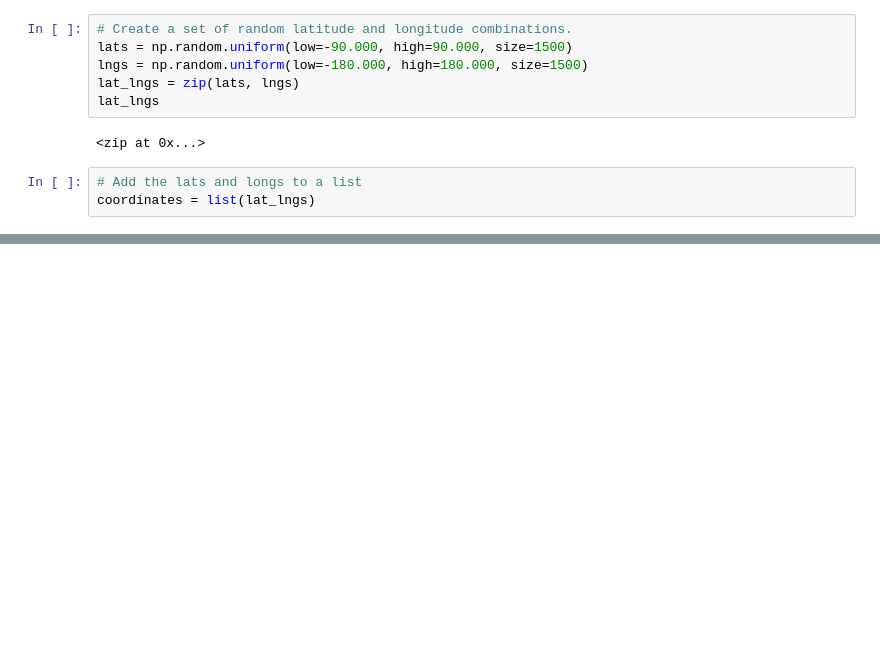
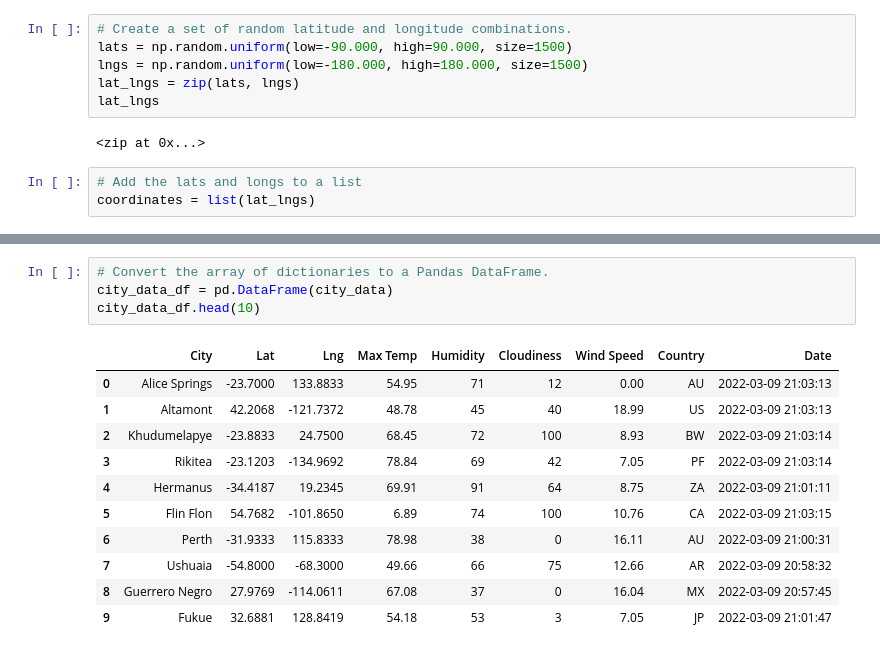
Before and after one commit to khenson1/World_Weather_Analysis, a Jupyter notebook: WeatherPy.ipynb, the cells around one changed output, grey strips where cells are left out. Drawn from its saved outputs; the diff is of its cells as text; blank space fills up the shorter version.

```diff
--- a/WeatherPy.ipynb
+++ b/WeatherPy.ipynb
@@ -31,0 +121,16 @@ len(cities)
+# %%
+# Convert the array of dictionaries to a Pandas DataFrame.
+city_data_df = pd.DataFrame(city_data)
+city_data_df.head(10)
+# %% [output]
+|  | City | Lat | Lng | Max Temp | Humidity | Cloudiness | Wind Speed | Country | Date |
+| 0 | Alice Springs | -23.7000 | 133.8833 | 54.95 | 71 | 12 | 0.00 | AU | 2022-03-09 21:03:13 |
+| 1 | Altamont | 42.2068 | -121.7372 | 48.78 | 45 | 40 | 18.99 | US | 2022-03-09 21:03:13 |
+| 2 | Khudumelapye | -23.8833 | 24.7500 | 68.45 | 72 | 100 | 8.93 | BW | 2022-03-09 21:03:14 |
+| 3 | Rikitea | -23.1203 | -134.9692 | 78.84 | 69 | 42 | 7.05 | PF | 2022-03-09 21:03:14 |
+| 4 | Hermanus | -34.4187 | 19.2345 | 69.91 | 91 | 64 | 8.75 | ZA | 2022-03-09 21:01:11 |
+| 5 | Flin Flon | 54.7682 | -101.8650 | 6.89 | 74 | 100 | 10.76 | CA | 2022-03-09 21:03:15 |
+| 6 | Perth | -31.9333 | 115.8333 | 78.98 | 38 | 0 | 16.11 | AU | 2022-03-09 21:00:31 |
+| 7 | Ushuaia | -54.8000 | -68.3000 | 49.66 | 66 | 75 | 12.66 | AR | 2022-03-09 20:58:32 |
+| 8 | Guerrero Negro | 27.9769 | -114.0611 | 67.08 | 37 | 0 | 16.04 | MX | 2022-03-09 20:57:45 |
+| 9 | Fukue | 32.6881 | 128.8419 | 54.18 | 53 | 3 | 7.05 | JP | 2022-03-09 21:01:47 |
```
Also changed, not shown: parts of 6 cells of this notebook, 2 other files.
